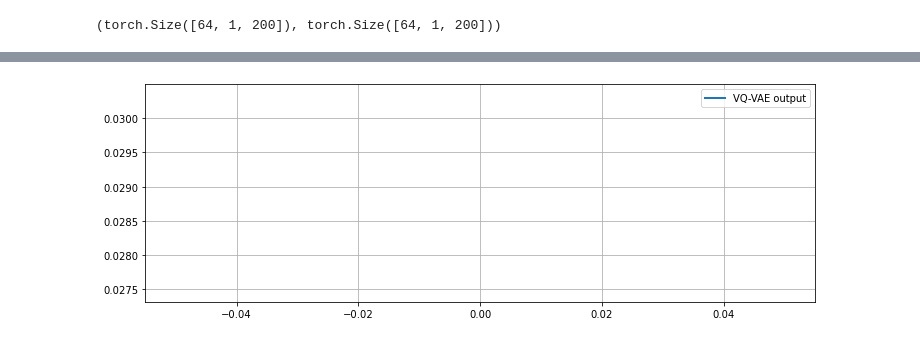
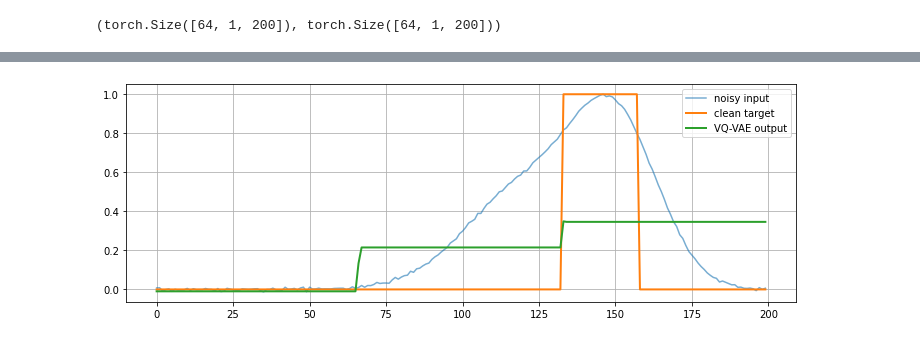
Before and after one commit to Gwynndandy/VQVAE-studies, a Jupyter notebook: VAE_1D_Van_Tha_Bik.ipynb, the cells around one changed output, grey strips where cells are left out. Cells and saved outputs as stored; diff of their text form; code cells hidden in the pictures.

```diff
--- a/VAE_1D_Van_Tha_Bik.ipynb
+++ b/VAE_1D_Van_Tha_Bik.ipynb
@@ -62,7 +62,7 @@ class simulacra_dataset(Dataset):
         weight2 = relu2(rng.random())
         pulse = [get_gaussian(mu1,sigma1),get_gaussian(mu1+sigma1,sigma1),get_gaussian(mu2,sigma2)]
 
-        mu, sigma = 0, 0.1 # mean and standard deviation
+        mu, sigma = 0, 0.32 # mean and standard deviation
         s = np.random.normal(mu, sigma, self.pusle_length)
         a = np.linspace(0,self.pusle_length,self.pusle_length)
         clean = pulse[0](a) - pulse[1](a)*weight1 + pulse[2](a)*weight2
@@ -115,6 +115,11 @@ class autoencoder(nn.Module):
             nn.ConvTranspose1d(1, 1, kernel_size = 3, stride=2, padding=1, output_padding=1),
             nn.Upsample(size=200, mode='linear', align_corners=False)
         )
+    def init_weights(m):
+        if isinstance(m, (nn.Conv1d, nn.ConvTranspose1d)):
+            nn.init.(m.weight, nonlinearity='relu')
+            if m.bias is not None:
+                nn.init.zeros_(m.bias)
     def forward(self, x):
         return self.net(x)
 # %%
@@ -384,14 +385,14 @@ class simulacra_dataset(Dataset):
         clean *= weight
         normalization_constant =  max(max(res),max(clean))
         clean = clean/normalization_constant
-        clean = (clean > 0.2)
+        clean = (clean > 0.8)
 
         return {
             "x": torch.from_numpy(res/normalization_constant).float().unsqueeze(0),
             "y": torch.from_numpy(clean).float().unsqueeze(0),
         }
 
-min_val, max_val, target_snr, length, seed, pusle_length = 20,500,100,1000,0,200
+min_val, max_val, target_snr, length, seed, pusle_length = 20,200,100,1000,0,200
 train_ds = simulacra_dataset(min_val, max_val, target_snr, length, seed, pusle_length)
 length, seed = 100,1000
 val_ds = simulacra_dataset(min_val, max_val, target_snr, length, seed, pusle_length)
@@ -423,13 +424,19 @@ class disciminator(nn.Module):
 
             nn.Conv1d(32, 64, kernel_size = 9, stride=2, padding=1),
             nn.ReLU(inplace=True),
-            nn.AdaptiveMaxPool1d(64),
+            nn.AdaptiveMaxPool1d(200),
             nn.Dropout(p=0.2),
 
-            nn.Flatten(),
-            nn.Linear(4096, 200),
-            nn.Sigmoid()
+            nn.Conv1d(64, 1, kernel_size=1),
+            nn.Tanh()
         )
+
+    def init_weights(m):
+        if isinstance(m, (nn.Conv1d, nn.ConvTranspose1d)):
+            nn.init.kaiming_uniform_(m.weight, nonlinearity='relu')
+            if m.bias is not None:
+                nn.init.zeros_(m.bias)
+
     def forward(self, x):
         return self.net(x)
 # %%
@@ -613,27 +602,27 @@ disciminator(
 # %%
 model.eval()
 
 batch = next(iter(test_loader))
 
 x = batch["x"].to(device)
 y = batch["y"].to(device)
 
 with torch.no_grad():
     y_hat = model(x)
 
 idx = 0
 
 
 clean = y[idx, 0].cpu().numpy()
 noisy = x[idx, 0].cpu().numpy()
 pred = y_hat[idx, 0].cpu().numpy()
 
 plt.figure(figsize=(12, 4))
-#plt.plot(noisy, label="noisy input", alpha=0.6)
-#plt.plot(clean, label="clean target", linewidth=2)
+plt.plot(noisy, label="noisy input", alpha=0.6)
+plt.plot(clean, label="clean target", linewidth=2)
 plt.plot(pred, label="VQ-VAE output", linewidth=2)
 plt.legend()
 plt.grid(True)
 plt.show()
 # %% [output]
-[figure, old version]
+[figure, new version]
```
Also changed, not shown: parts of 5 cells of this notebook, 3 other files.
